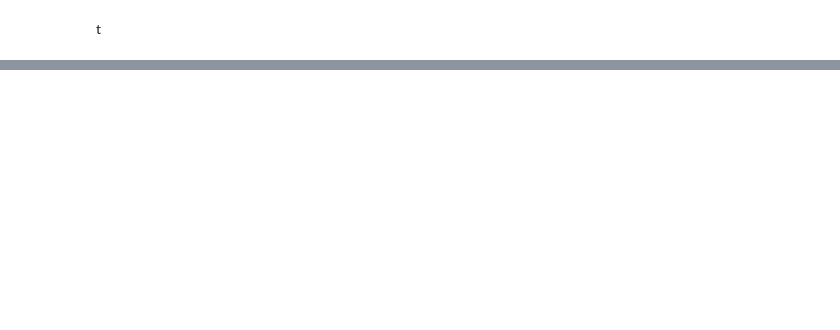
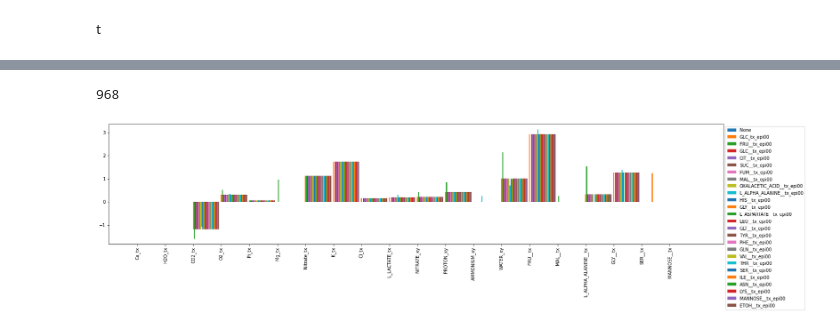
Before and after one commit to ljs1002/A-role-for-fermentation-in-aerobic-conditions-as-revealed-by-computational-analysis, a Jupyter notebook: roots.ipynb, the cells around one changed output, grey strips where cells are left out. Drawn from its saved outputs; the diff is of its cells as text; code cells hidden in the pictures; blank space fills up the shorter version.

```diff
--- a/roots.ipynb
+++ b/roots.ipynb
@@ -937,0 +1577,2 @@ for rxn in rmodel.reactions:
+# %%
+rmodel=rmodelo.copy()
@@ -937,0 +1590,48 @@ for rxn in rmodel.reactions:
+# %%
+import matplotlib.pyplot as plt
+import numpy as np
+def plot_bdry(it=1,tot_num=1,rxns=[]):
+    exp_mets = {}
+    exbit='EX_X_'
+    for rxn in [x for x in rmodel.reactions if (x.boundary and abs(sol[x.id])>1e-4 and not '_b_' in x.id and not 'TotalSoluteConstraint' in x.id and not 'Phloem_carbon' in x.id) or x.id in rxns]:
+            rxns+=[rxn.id]
+            rxnroot = '_'.join(rxn.id.split('_')[:-1])
+            if exbit in rxnroot:
+                rxnroot = '_'.join(rxnroot.split('_')[2:])
+            if rxnroot not in list(exp_mets.keys()):
+                exp_mets[rxnroot]=0
+            exp_mets[rxnroot]+=sol[rxn.id]
+            # print(round(sol[rxn.id],4),rxn.id ,rxn.reaction)
+    width = 0.9/(tot_num)
+    plt.bar(np.arange(len(exp_mets))+it*width,exp_mets.values(),width=width)
+    t1=plt.xticks(range(len(exp_mets)),exp_mets.keys(),rotation=90)
+    return rxns
+# %%
+len(rxns)
+# %% [output]
+968
+# %%
+count=0
+# rxns=[]
+leg_rxns=[]
+plt.figure(figsize=(25,5))
+sol=rmodel.optimize()
+rxns=plot_bdry(count,len(exudates),rxns)
+leg_rxns+=['None']
+for rxn in [x for x in rmodel.reactions if any([y in x.id for y in exudates]) and '_tx_epi00' in x.id]:
+    tu=rxn.upper_bound
+    tl=rxn.lower_bound
+    rxn.upper_bound=0
+    rxn.lower_bound=0
+    sol=rmodel.optimize()
+    # if any([sol[x.id] for x in rmodel.reactions if 'LACTATED' in x.id]):
+    #     print(rxn.id,[sol[x.id] for x in rmodel.reactions if 'LACTATED' in x.id])
+    rxns=plot_bdry(count,len(exudates),rxns)
+    leg_rxns+=[rxn.id]
+    plt.legend(leg_rxns,bbox_to_anchor=(1,1), loc="upper left")
+    rxn.upper_bound=tu
+    rxn.lower_bound=tl
+    count+=1
+plt.savefig('Remove_exudates_plt.pdf',bbox_inches='tight')
+# %% [output]
+[figure, added]
```
Also changed, not shown: parts of 454 cells of this notebook, 20 other files.
